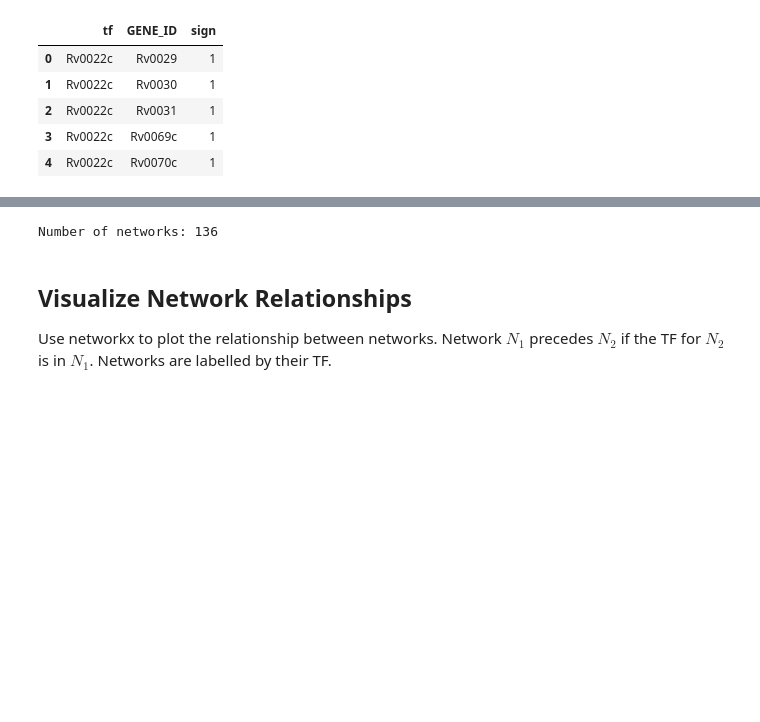
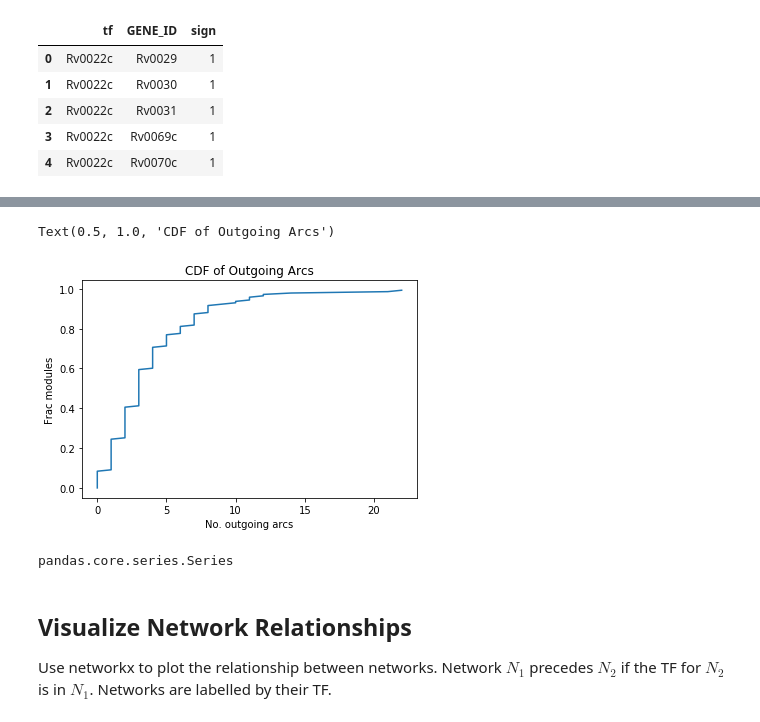
Before and after one commit to uwescience/xstate, a Jupyter notebook: notebooks/Analysis of Transcription Regulatory Networks.ipynb, the cells around one changed output, grey strips where cells are left out. Cells and saved outputs as stored; diff of their text form; code cells hidden in the pictures; blank space fills up the shorter version.

```diff
--- a/notebooks/Analysis of Transcription Regulatory Networks.ipynb
+++ b/notebooks/Analysis of Transcription Regulatory Networks.ipynb
@@ -51,8 +93,35 @@ Text(0.5, 0, 'No. Transcription Factors')
+# %%
+# Number of out-going arcs for modules
+dct = PROVIDER.df_trn_unsigned.groupby(cn.TF).groups
+dct_genes = {k: PROVIDER.df_trn_unsigned.loc[dct[k], cn.GENE_ID].values for k in dct.keys()}
+tfs = PROVIDER.df_trn_unsigned[cn.TF].unique()
+dct_size = {}
+for key in dct_genes.keys():
+    count = 0
+    for tf in dct_genes.keys():
+        if key in dct_genes[tf]:
+            count += 1
+    dct_size[key] = count
+
+# Plot
+ser = pd.Series(dct_size)
+xv = [v / len(ser) for v in range(len(ser))]
+ser = ser.sort_values(ascending=True)
+#plt.hist(ser.values, bins=xv)
+plt.plot(ser, xv)
+plt.ylabel("Frac modules")
+plt.xlabel("No. outgoing arcs")
+plt.title("CDF of Outgoing Arcs")
+# %% [output]
+Text(0.5, 1.0, 'CDF of Outgoing Arcs')
+[figure, added]
+# %%
+type(dct_genes['Rv0022c'])
+# %% [output]
+pandas.core.series.Series
 # %%
-count = len(PROVIDER.df_trn_signed.groupby(cn.TF))
-print("Number of networks: %d" % count)
+count = len(PROVIDER.df_trn_unsigned.groupby(cn.TF))
+print("Number of modules: %d" % count)
-# %% [output]
-Number of networks: 136
 # %% [markdown]
 ## Visualize Network Relationships
 Use networkx to plot the relationship between networks. Network $N_1$ precedes $N_2$ if the TF for $N_2$ is in $N_1$. Networks are labelled by their TF.
```
Also changed, not shown: parts of 7 cells of this notebook.
